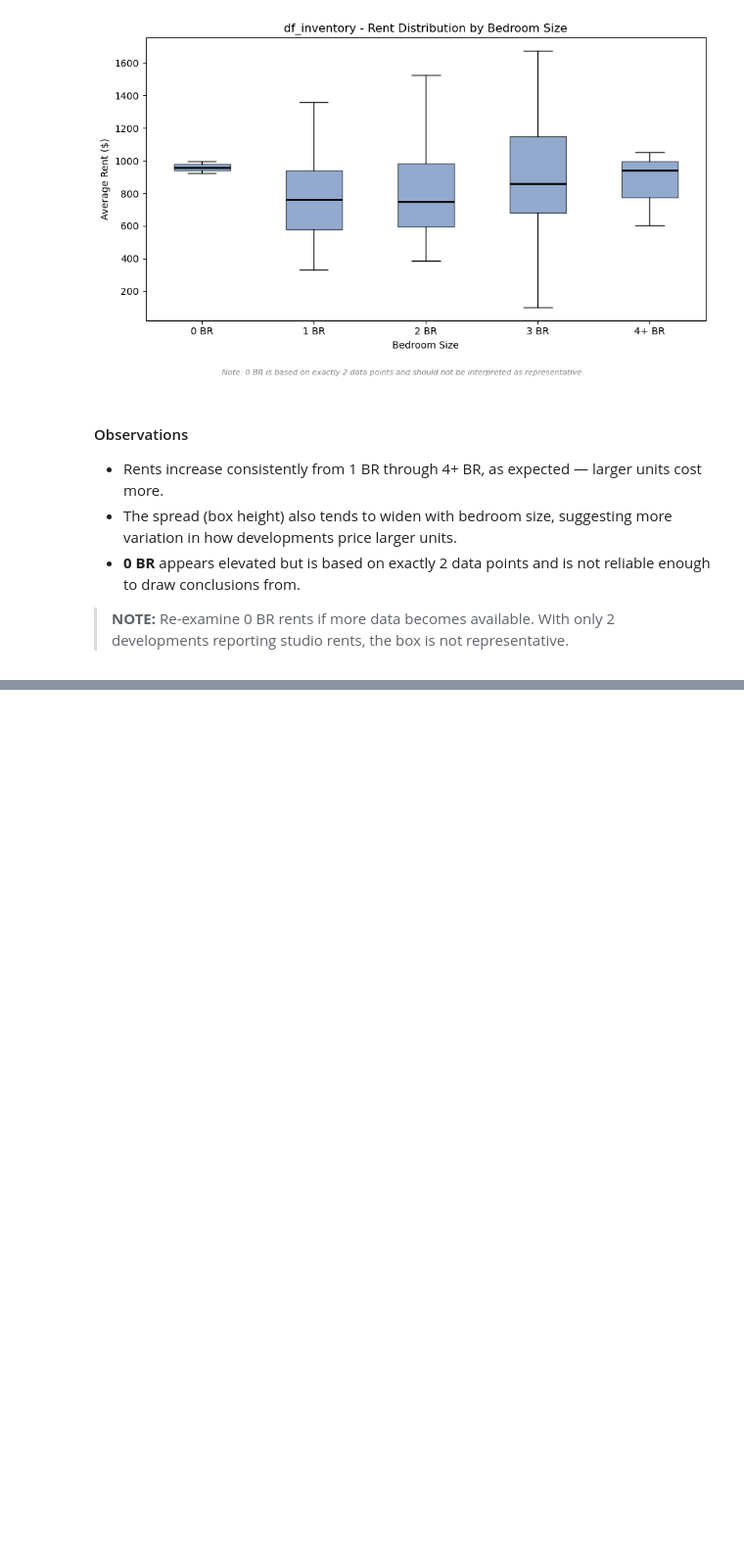
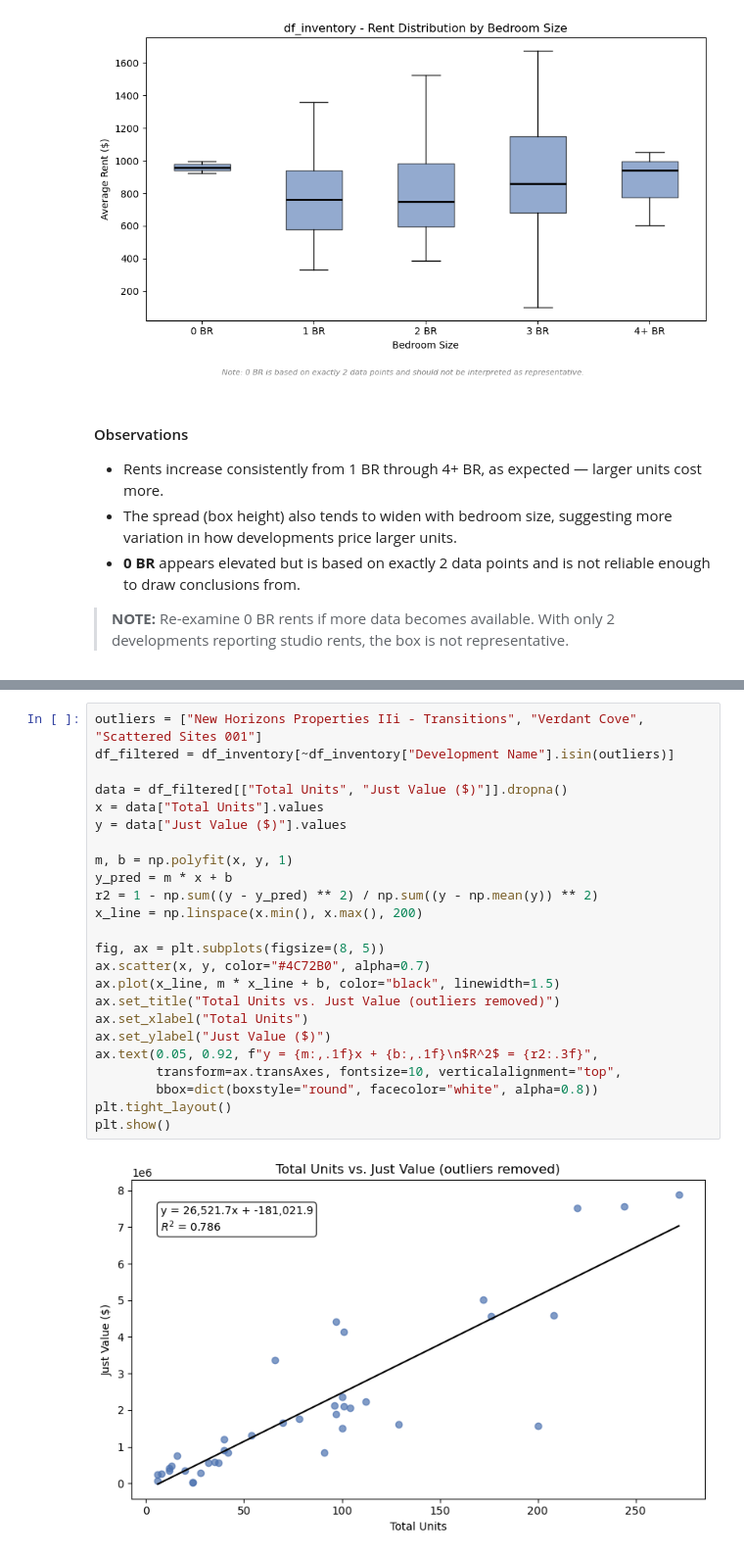
Before and after one commit to Yimo-Liu-13196/ASA-Club-Spring-2026---AHI-Analysis, a Jupyter notebook: Notebooks/03_eda_inventory.ipynb, the cells around one changed output, grey strips where cells are left out. Shown at 98% size. Cells and saved outputs as stored; diff of their text form; blank space fills up the shorter version.

```diff
--- a/Notebooks/03_eda_inventory.ipynb
+++ b/Notebooks/03_eda_inventory.ipynb
@@ -273,0 +321,26 @@ plt.show()
+# %%
+outliers = ["New Horizons Properties IIi - Transitions", "Verdant Cove", "Scattered Sites 001"]
+df_filtered = df_inventory[~df_inventory["Development Name"].isin(outliers)]
+
+data = df_filtered[["Total Units", "Just Value ($)"]].dropna()
+x = data["Total Units"].values
+y = data["Just Value ($)"].values
+
+m, b = np.polyfit(x, y, 1)
+y_pred = m * x + b
+r2 = 1 - np.sum((y - y_pred) ** 2) / np.sum((y - np.mean(y)) ** 2)
+x_line = np.linspace(x.min(), x.max(), 200)
+
+fig, ax = plt.subplots(figsize=(8, 5))
+ax.scatter(x, y, color="#4C72B0", alpha=0.7)
+ax.plot(x_line, m * x_line + b, color="black", linewidth=1.5)
+ax.set_title("Total Units vs. Just Value (outliers removed)")
+ax.set_xlabel("Total Units")
+ax.set_ylabel("Just Value ($)")
+ax.text(0.05, 0.92, f"y = {m:,.1f}x + {b:,.1f}\n$R^2$ = {r2:.3f}",
+        transform=ax.transAxes, fontsize=10, verticalalignment="top",
+        bbox=dict(boxstyle="round", facecolor="white", alpha=0.8))
+plt.tight_layout()
+plt.show()
+# %% [output]
+[figure, added]
```
Also changed, not shown: parts of 4 cells of this notebook.
